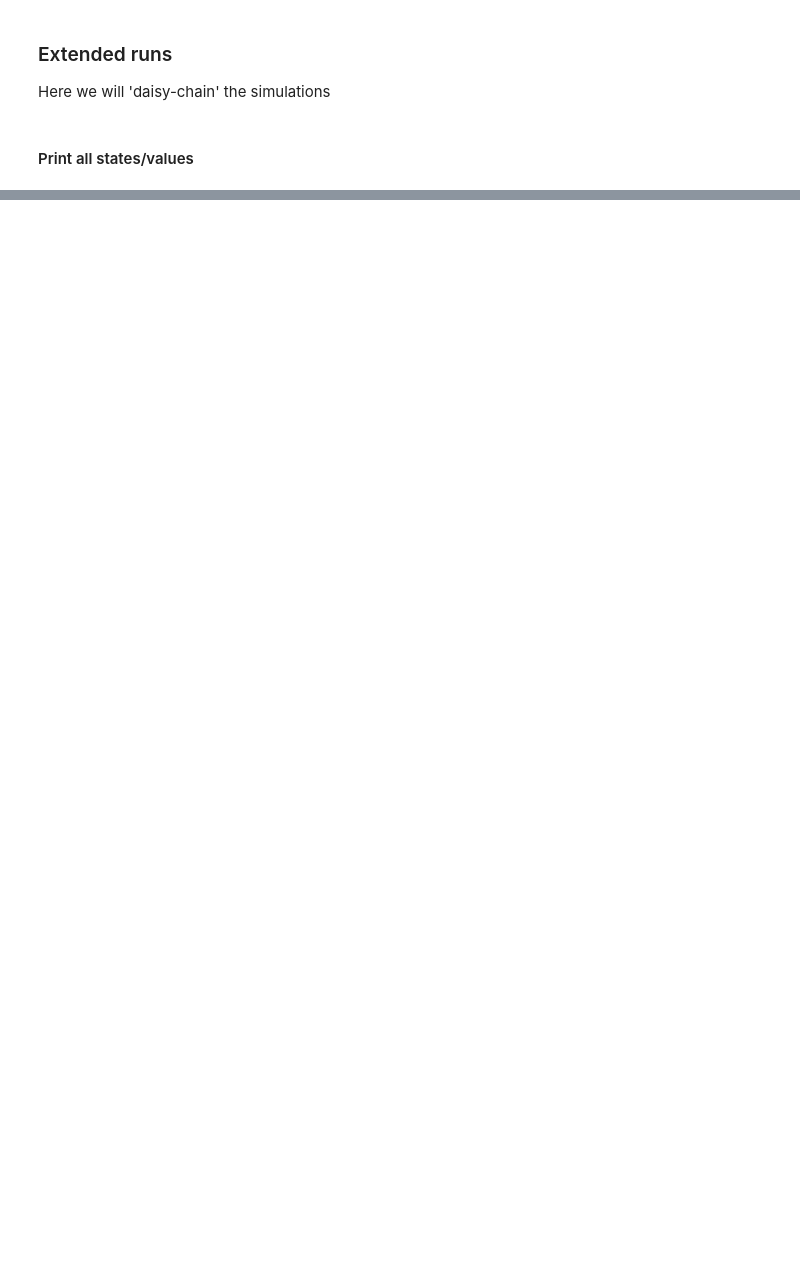
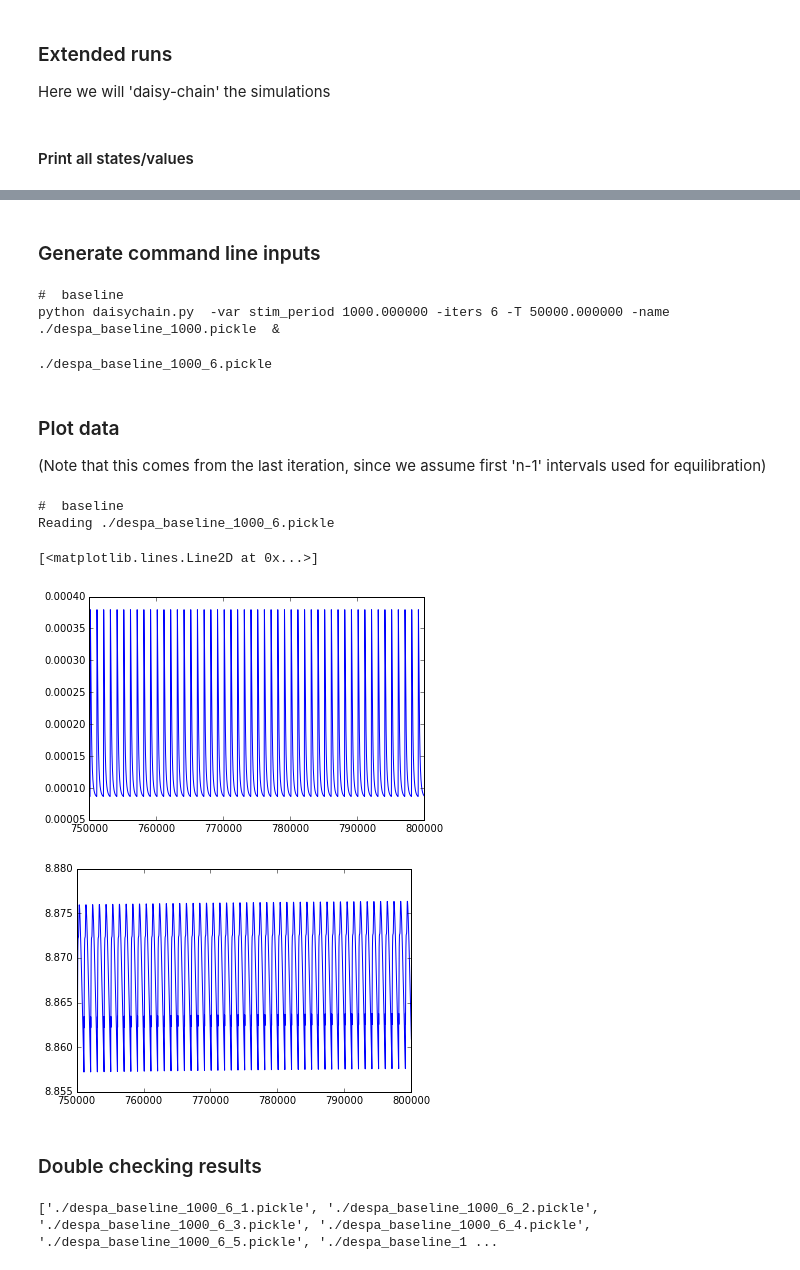
Before and after one commit to huskeypm/wholecell, a Jupyter notebook: ExtendedRuns.ipynb, the cells around one changed output, grey strips where cells are left out. Cells and saved outputs as stored; diff of their text form; code cells hidden in the pictures; blank space fills up the shorter version.

```diff
--- a/ExtendedRuns.ipynb
+++ b/ExtendedRuns.ipynb
@@ -112,0 +113,69 @@ plt.plot(ts,allsisi[:,idx])
+# %%
+root = "./"
+stim_period = 1000.  # ms
+T = 300e3             # total simulation time [ms]
+nIntervals = 6       # number of intervals (s.t. each pickle contains T/nInterval of data )
+
+# for storing data
+caseDict = dict()
+
+# case 1
+tag="baseline"
+label="Baseline"
+name = root+"despa_%s_%d.pickle"%(tag,stim_period) # filename
+args = [ # pass in cellml/gotran arguments (eg. in shannon_2004.ode)
+  "-var stim_period %f" % stim_period
+  ]
+case = Case.Case(tag=tag,label=label,args=args,nIntervals=nIntervals,T=T, name = name)
+caseDict[tag] = case
+# %% [markdown]
+### Generate command line inputs
+# %%
+for key,case in caseDict.iteritems():
+      print "# ", key
+      print case.cmdLine
+  #print "python runShannonTest.py "+" ".join(healthyArgs)+" -name "+healthyName+" &"
+# %% [output]
+#  baseline
+python daisychain.py  -var stim_period 1000.000000 -iters 6 -T 50000.000000 -name ./despa_baseline_1000.pickle  &
+# %%
+print case.name
+# %% [output]
+./despa_baseline_1000_6.pickle
+# %% [markdown]
+### Plot data
+(Note that this comes from the last iteration, since we assume first 'n-1' intervals used for equilibration)
+# %%
+import analyzeODE as ao
+
+for key,case in caseDict.iteritems():
+      print "# ", key
+      case.data = ao.readPickle(case.name)
+# %% [output]
+#  baseline
+Reading ./despa_baseline_1000_6.pickle
+# %%
+t = case.data['t']
+t+= (nIntervals-1)*(T/nIntervals) # should define this elsewhere
+s = case.data['s']
+s_idx = case.data['s_idx']
+
+plt.figure()
+idx = s_idx.index("Cai")
+plt.plot(t,s[:,idx])
+
+plt.figure()
+idx = s_idx.index("Nai")
+plt.plot(t,s[:,idx])
+# %% [output]
+[<matplotlib.lines.Line2D at 0x...>]
+[figure, added]
+[figure, added]
+# %% [markdown]
+### Double checking results
+# %%
+import daisychain as dc
+pickleNames = dc.daisychain(outBase=case.name,iters=nIntervals,namesOnly=True)
+print pickleNames
+# %% [output]
+['./despa_baseline_1000_6_1.pickle', './despa_baseline_1000_6_2.pickle', './despa_baseline_1000_6_3.pickle', './despa_baseline_1000_6_4.pickle', './despa_baseline_1000_6_5.pickle', './despa_baseline_1 ...
```
Also changed, not shown: parts of 13 cells of this notebook, 4 other files.
